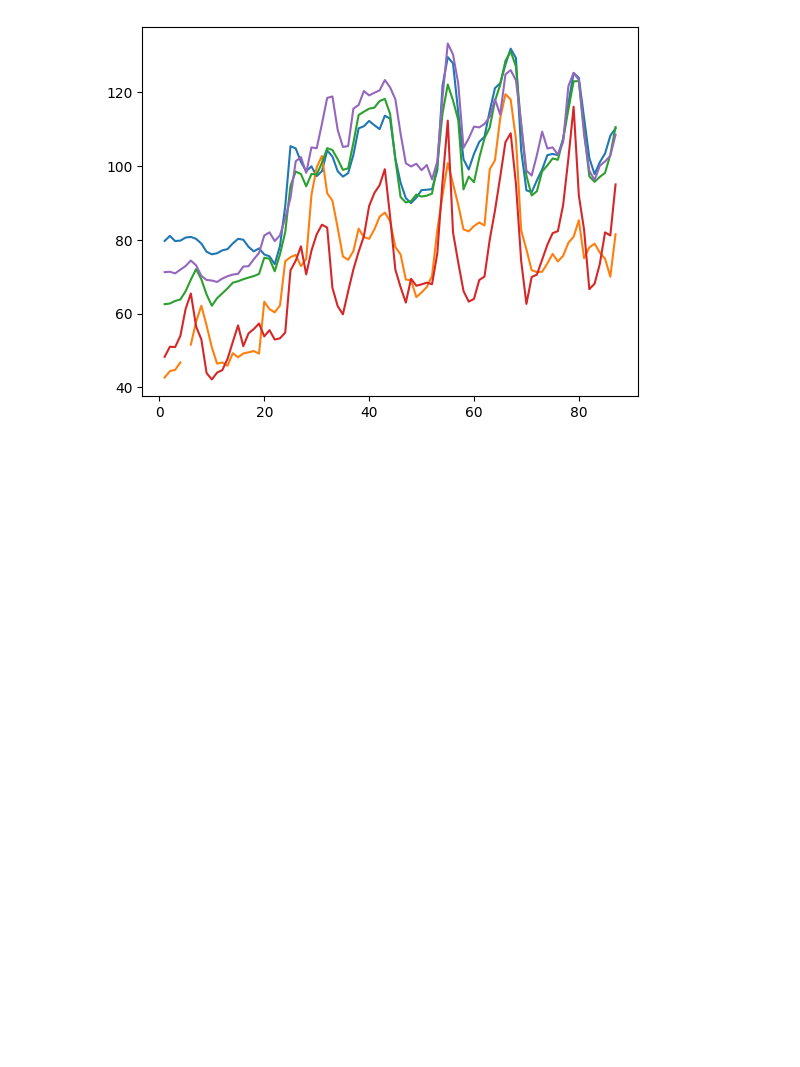
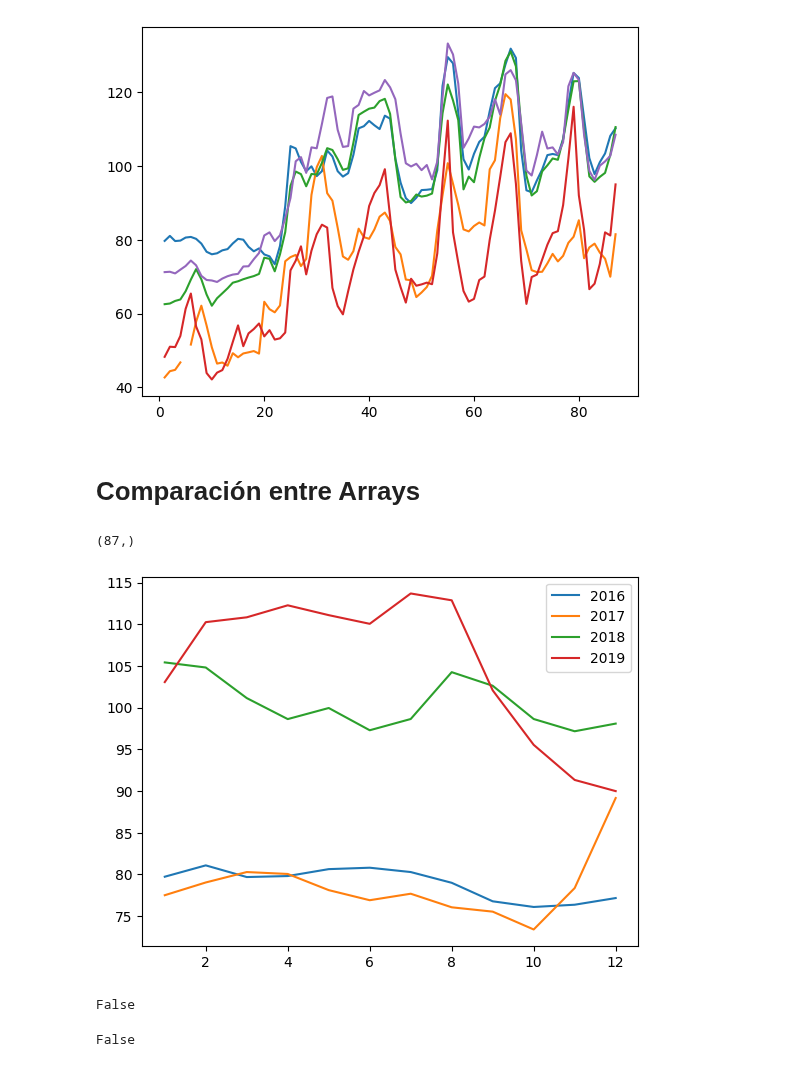
Before and after one commit to Nataliahfk/Python_Data_Science, a Jupyter notebook: Numpy.ipynb, the cells around one changed output. Cells and saved outputs as stored; diff of their text form; code cells hidden in the pictures; blank space fills up the shorter version.

```diff
--- a/Numpy.ipynb
+++ b/Numpy.ipynb
@@ -266,3 +266,31 @@ plt.plot(fechas,Ekaterimburgo)
 plt.show()
 # %% [output]
 [figure]
+# %% [markdown]
+# Comparación entre Arrays
+# %%
+Moscu.shape
+# %% [output]
+(87,)
+# %%
+moscu_1 = Moscu[0:12]
+moscu_2 = Moscu[12:24]
+moscu_3 = Moscu[24:36]
+moscu_4 = Moscu[36:48]
+# %%
+plt.plot(np.arange (1,13,1), moscu_1)
+plt.plot(np.arange (1,13,1), moscu_2)
+plt.plot(np.arange (1,13,1), moscu_3)
+plt.plot(np.arange (1,13,1), moscu_4)
+plt.legend(['2016','2017','2018','2019'])
+plt.show()
+# %% [output]
+[figure, added]
+# %%
+np.array_equal(moscu_1,moscu_2) # consulta si el comportamiento de los ejes X e Y sean iguales
+# %% [output]
+False
+# %%
+np.allclose(moscu_1,moscu_2) # Esta función se usa para comparar si todos los elementos de dos arreglos son aproximadamente iguales.
+# %% [output]
+False
```
